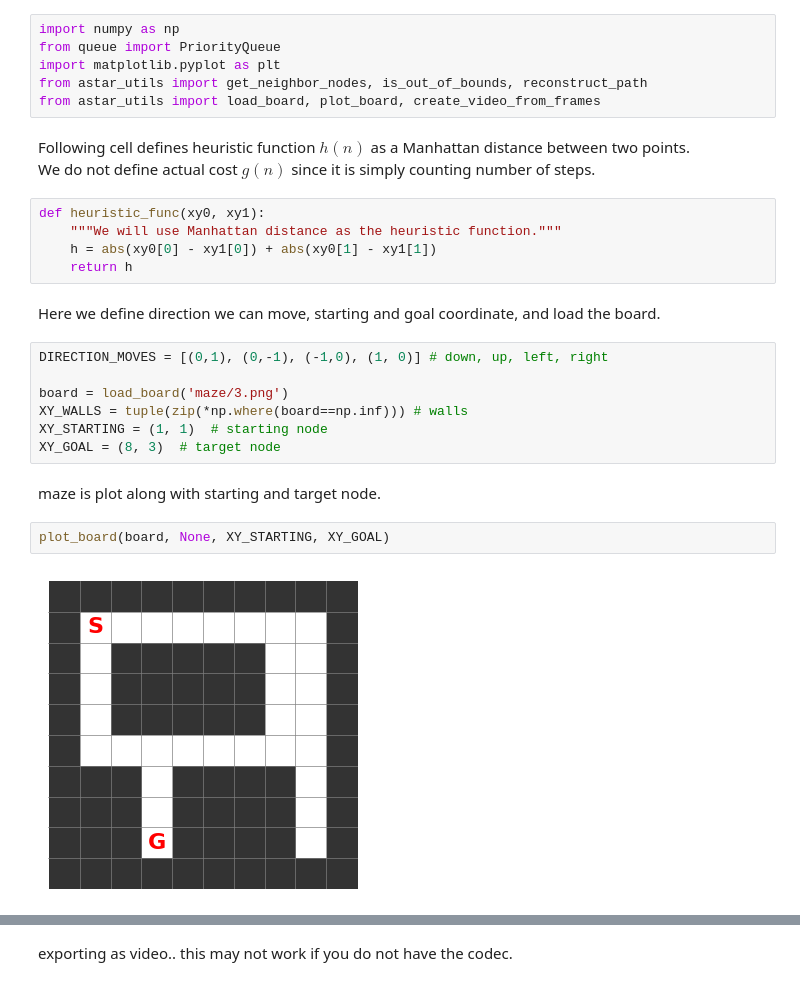
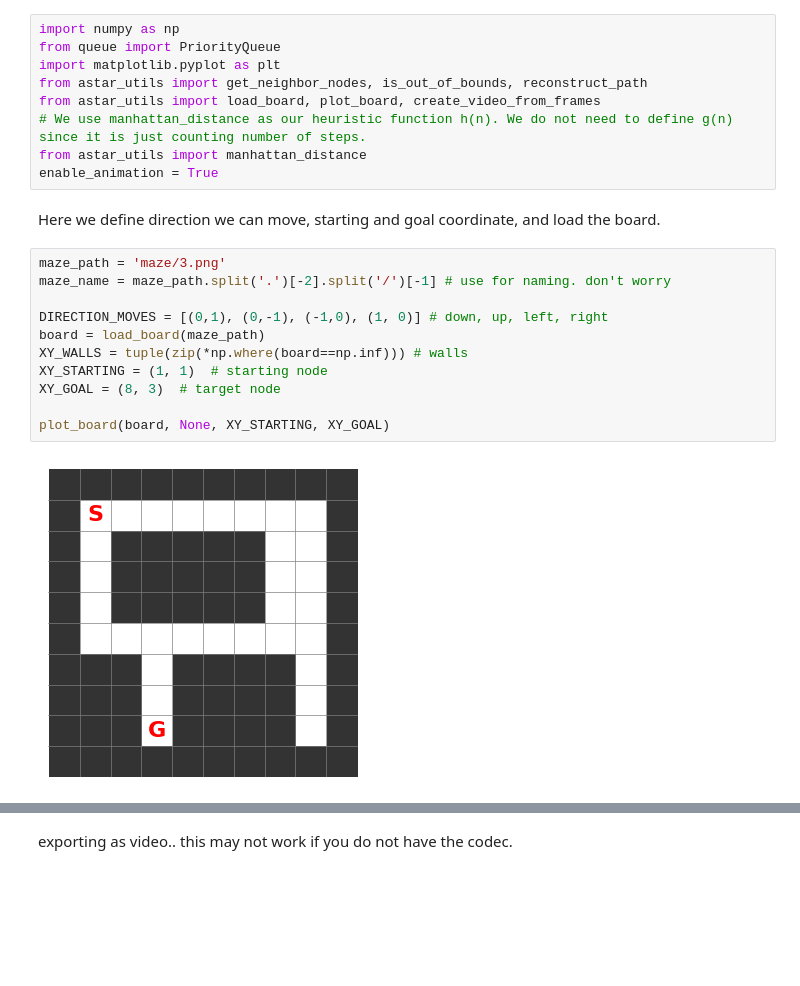
Before and after one commit to PongsiriH/IntroductionToArtificialIntelligence_iStem, a Jupyter notebook: Astar_search/heuristic-search.ipynb, the cells around one changed output, grey strips where cells are left out. Drawn from its saved outputs; the diff is of its cells as text; blank space fills up the shorter version.

```diff
--- a/Astar_search/heuristic-search.ipynb
+++ b/Astar_search/heuristic-search.ipynb
@@ -4,27 +4,22 @@ from queue import PriorityQueue
 import matplotlib.pyplot as plt
 from astar_utils import get_neighbor_nodes, is_out_of_bounds, reconstruct_path
 from astar_utils import load_board, plot_board, create_video_from_frames
+# We use manhattan_distance as our heuristic function h(n). We do not need to define g(n) since it is just counting number of steps.
+from astar_utils import manhattan_distance
+enable_animation = True
-# %% [markdown]
-Following cell defines heuristic function $h(n)$ as a Manhattan distance between two points. <br>
-We do not define actual cost $g(n)$ since it is simply counting number of steps.
-# %%
-def heuristic_func(xy0, xy1):
-    """We will use Manhattan distance as the heuristic function."""
-    h = abs(xy0[0] - xy1[0]) + abs(xy0[1] - xy1[1])
-    return h
 # %% [markdown]
 Here we define direction we can move, starting and goal coordinate, and load the board.
 # %%
+maze_path = 'maze/3.png'
+maze_name = maze_path.split('.')[-2].split('/')[-1] # use for naming. don't worry
+
 DIRECTION_MOVES = [(0,1), (0,-1), (-1,0), (1, 0)] # down, up, left, right
-
-board = load_board('maze/3.png')
+board = load_board(maze_path)
 XY_WALLS = tuple(zip(*np.where(board==np.inf))) # walls
 XY_STARTING = (1, 1)  # starting node
 XY_GOAL = (8, 3)  # target node
+
+plot_board(board, None, XY_STARTING, XY_GOAL)
+# %% [output]
+[figure, added]
-# %% [markdown]
-maze is plot along with starting and target node.
-# %%
-plot_board(board, None, XY_STARTING, XY_GOAL)
-# %% [output]
-[figure, removed]
 # %% [markdown]
```
Also changed, not shown: parts of 6 cells of this notebook.
